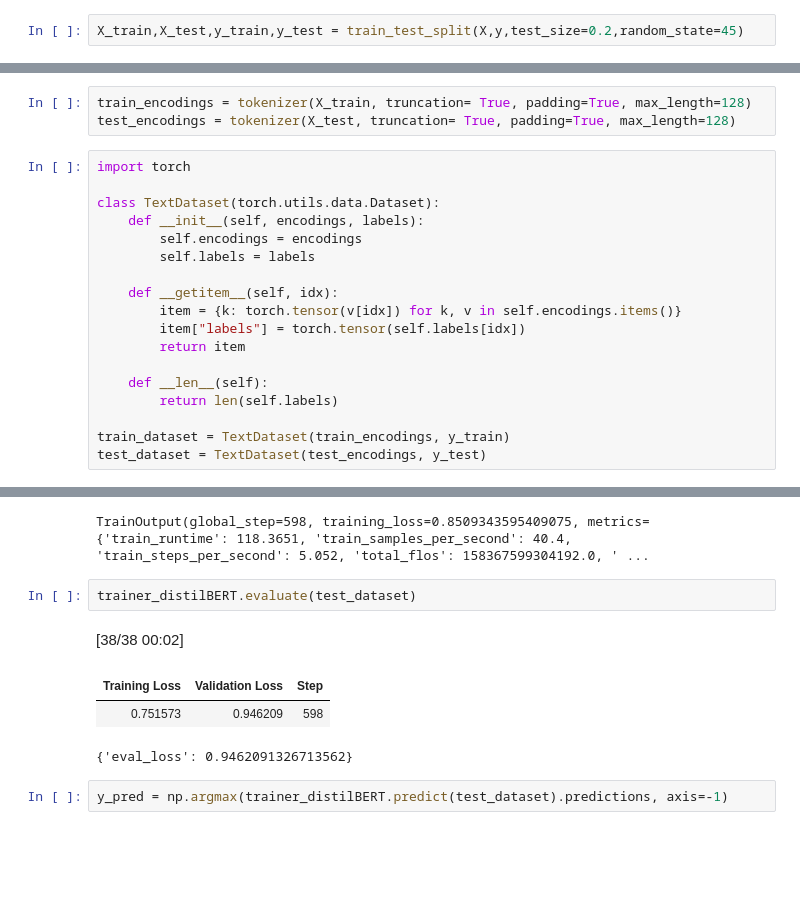
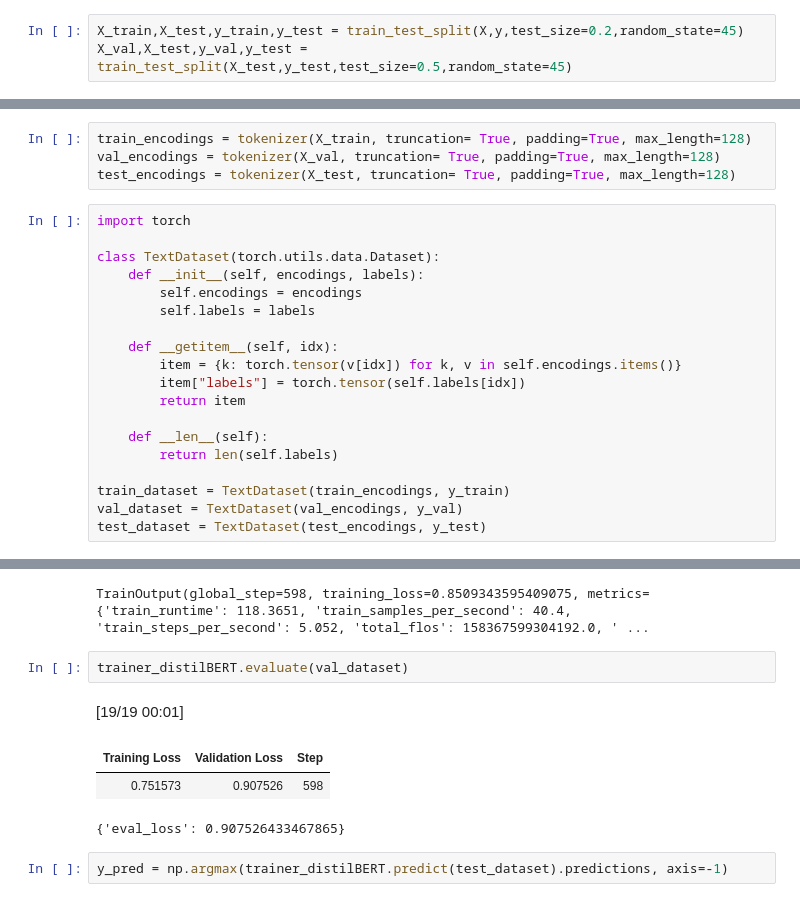
Before and after one commit to Sayak-coder/HateSpeech-detection, a Jupyter notebook: Subtask_(B)_Hate_Speech_Classification.ipynb, the cells around one changed output, grey strips where cells are left out. Drawn from its saved outputs; the diff is of its cells as text; blank space fills up the shorter version.

```diff
--- a/Subtask_(B)_Hate_Speech_Classification.ipynb
+++ b/Subtask_(B)_Hate_Speech_Classification.ipynb
@@ -53,6 +53,7 @@ X = list(df['yt_comment'])
 y = df['hate_speech'].map({'no':0, 'yes_explicit':1, 'yes_implicit':2}).tolist()
 # %%
 X_train,X_test,y_train,y_test = train_test_split(X,y,test_size=0.2,random_state=45)
+X_val,X_test,y_val,y_test = train_test_split(X_test,y_test,test_size=0.5,random_state=45)
 # %%
 !pip install transformers
 # %% [output]
@@ -391,6 +402,7 @@ from transformers import DistilBertTokenizerFast
 tokenizer = DistilBertTokenizerFast.from_pretrained('distilbert-base-uncased-finetuned-sst-2-english')
 # %%
 train_encodings = tokenizer(X_train, truncation= True, padding=True, max_length=128)
+val_encodings = tokenizer(X_val, truncation= True, padding=True, max_length=128)
 test_encodings = tokenizer(X_test, truncation= True, padding=True, max_length=128)
 # %%
 import torch
@@ -409,6 +421,7 @@ class TextDataset(torch.utils.data.Dataset):
         return len(self.labels)
 
 train_dataset = TextDataset(train_encodings, y_train)
+val_dataset = TextDataset(val_encodings, y_val)
 test_dataset = TextDataset(test_encodings, y_test)
 # %%
 from transformers import (
@@ -468,12 +481,12 @@ Notes:
 | 590 | 0.751573 |
 TrainOutput(global_step=598, training_loss=0.8509343595409075, metrics={'train_runtime': 118.3651, 'train_samples_per_second': 40.4, 'train_steps_per_second': 5.052, 'total_flos': 158367599304192.0, ' ...
 # %%
-trainer_distilBERT.evaluate(test_dataset)
+trainer_distilBERT.evaluate(val_dataset)
 # %% [output]
-[38/38 00:02]
+[19/19 00:01]
 | Training Loss | Validation Loss | Step |
-| 0.751573 | 0.946209 | 598 |
+| 0.751573 | 0.907526 | 598 |
-{'eval_loss': 0.9462091326713562}
+{'eval_loss': 0.907526433467865}
 # %%
 y_pred = np.argmax(trainer_distilBERT.predict(test_dataset).predictions, axis=-1)
 # %% [output]
```
Also changed, not shown: parts of 29 cells of this notebook.
